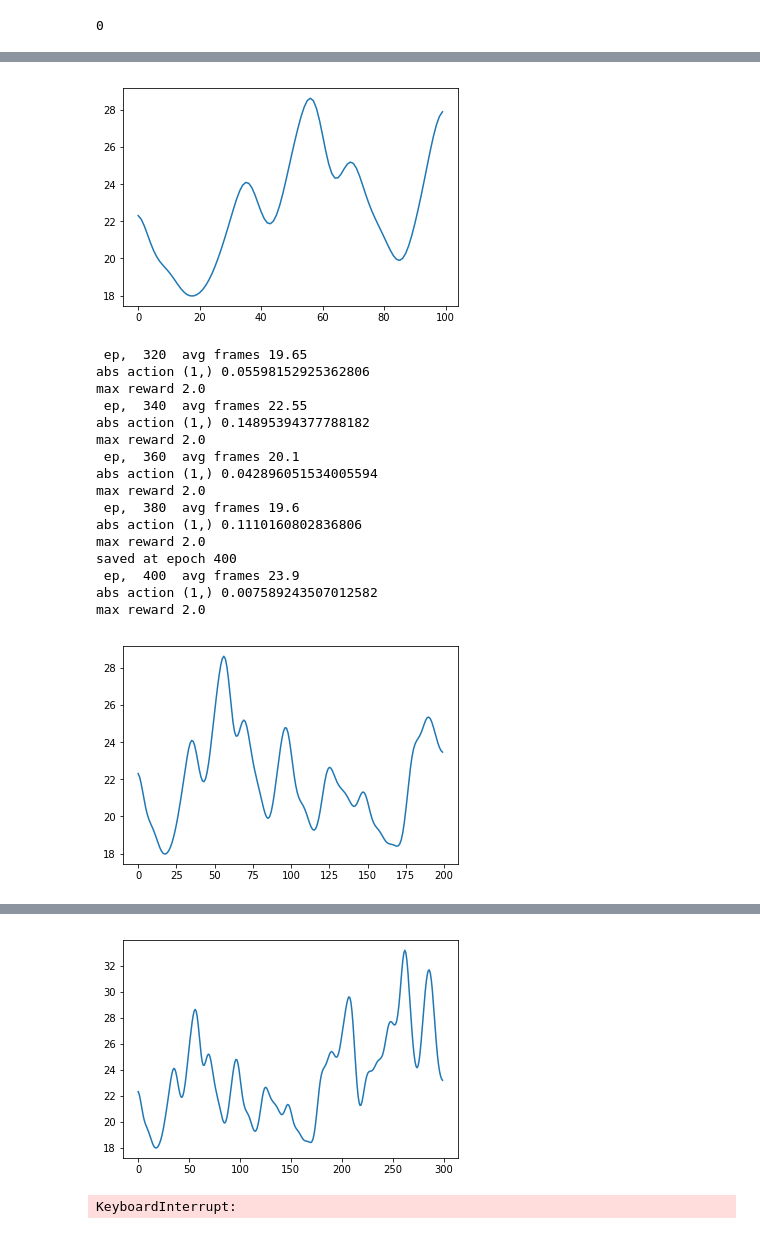
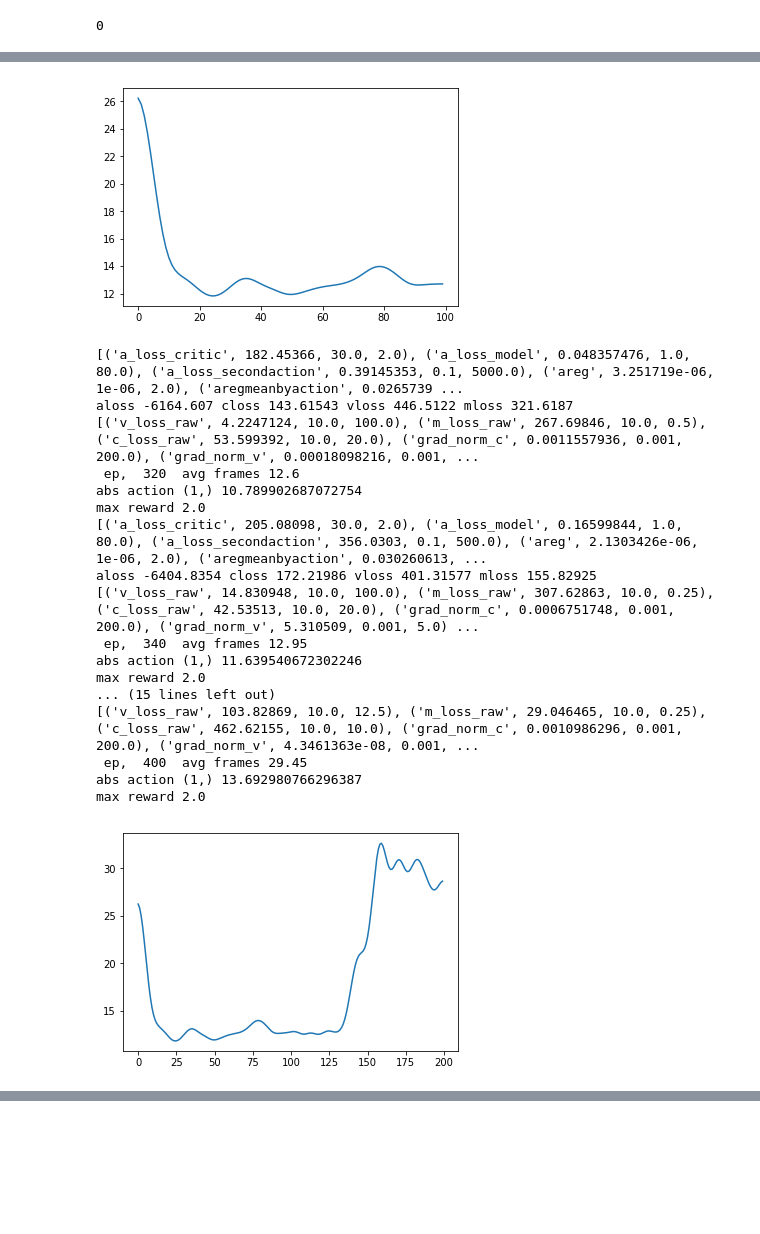
Before and after one commit to leedtan/OpenAIEnvironmentLearners, a Jupyter notebook: optimize_variance.ipynb, the cells around one changed output, grey strips where cells are left out. Saved outputs shown, nothing was run; the diff lists cells and outputs as text; code cells hidden in the pictures; blank space fills up the shorter version.

```diff
--- a/optimize_variance.ipynb
+++ b/optimize_variance.ipynb
@@ -10,7 +10,6 @@ import matplotlib.pyplot as plt
 from scipy.ndimage.filters import gaussian_filter1d
 GAMMA = .97
 from functools import partial
-NUM_HISTORY = N_HISTORY = 6
 try:
     env.close()
 except:
@@ -19,18 +18,18 @@ if 1:
     envname = "RoboschoolInvertedPendulum-v1"
     SIZE_MULT = 1
     REWARD_MULT = 1
-    RANDOM_STYLE_COMPLEX = 0
     N_LAYERS = 10
     N_DROP = 5
     NUM_DROP_PARALLEL = 5
+    NUM_HISTORY = N_HISTORY = 3
 else:
     envname = "RoboschoolHumanoidFlagrun-v1"
     SIZE_MULT = 8
     REWARD_MULT = 4
-    RANDOM_STYLE_COMPLEX = 1
     N_LAYERS = 20
     N_DROP = 6
     NUM_DROP_PARALLEL = 6
+    NUM_HISTORY = N_HISTORY = 6
 INIT_LEN = 200
 N_PRETRAIN = 1
 NUM_KEEP = 300
@@ -113,9 +112,9 @@ class MLP:
         for size in lshapes:
             h.append(tf.nn.leaky_relu(h[-1] + tf.layers.dense(
                 h2, size, name=name_fcn(), reuse = self.reuse)))
-            h2 = tf.concat((x, h[-1]), -1)
+            h2 = h[-1]#tf.concat((x, h[-1]), -1)
         if lshapes_drop is None:
-            hout = tf.concat((h[len(h)//2:]), -1)
+            hout = tf.concat((h[-1:]), -1)
             output = tf.layers.dense(
                 hout, output_units, name=name_fcn(), reuse = self.reuse)
             if output_units == 1 and squeeze:
@@ -126,7 +125,7 @@ class MLP:
                 self.output = self.output + residual
         else:
             drop_outs = []
-            x_drop = tf.concat((h[len(h)//2:]), -1)
+            x_drop = tf.concat((h[-1:]), -1)
             name_fcn = self.get_name_drop
             self.lidx_drop = 0
             for drop_idx, drop_try in enumerate(range(NUM_DROP_PARALLEL)):
@@ -198,10 +197,10 @@ def get_grad_norm(optimizer, loss, optname):
 
 class PolicyLearner(object):
     def __init__(self, ob_space, ac_space, take_weights_here=None,
-                 lshapes = [64 * SIZE_MULT] * N_LAYERS, config = None,
-                 lshapes_small = [32 * SIZE_MULT] * (N_LAYERS//2),
-                 lshapes_smaller = [32 * SIZE_MULT] * (N_LAYERS//2),
-                 lshapes_drop = [32 * SIZE_MULT] * N_DROP,
+                 lshapes = [32 * SIZE_MULT] * N_LAYERS, config = None,
+                 lshapes_small = [16 * SIZE_MULT] * (N_LAYERS//2),
+                 lshapes_smaller = [16 * SIZE_MULT] * (N_LAYERS//2),
+                 lshapes_drop = [16 * SIZE_MULT] * N_DROP,
                 reuse = False):
         self.sess = tf.InteractiveSession(config=config)
         self.obs_raw = tf.placeholder(tf.float32, (None, None, NUM_HISTORY, N_STATE))
@@ -339,15 +338,15 @@ class PolicyLearner(object):
         self.aregmeanbyaction = tf.reduce_mean(
             tf.square(self.actionmean)) * .01
         self.a_mse = tf.reduce_mean(tf.square(
-            self.actions + self.future_actions/1000) * self.maskexpanded) * 1e-2 + tf.reduce_mean(
-            tf.square(self.actor.raw_output + self.future_actor.raw_output/1000) * self.maskexpanded) * 3e1
+            self.actions + self.future_actions/1000) * self.maskexpanded) * 1e-4 + tf.reduce_mean(
+            tf.square(self.actor.raw_output + self.future_actor.raw_output/1000) * self.maskexpanded) * 1e-2
 
         self.frac_not_masked = tf.reduce_mean(self.mask)
 
         self.a_loss_critic = -tf.reduce_mean(
             self.advantage_estimator.output_mean * self.mask)/self.frac_not_masked * 2000
         self.a_loss_model = -tf.reduce_mean(
-            self.future_value.output * self.mask)/self.frac_not_masked * .1
+            self.future_value.output * self.mask)/self.frac_not_masked * 1.
         self.a_loss_secondaction = -tf.reduce_mean(
             self.future_advantage_estimator.output_mean * self.mask)/self.frac_not_masked * .1
 
@@ -381,7 +380,7 @@ class PolicyLearner(object):
         self.critic_loss_mults = []
         self.critic_loss_grads = []
         self.actor_loss_grads = []
-        self.actor_loss_targets = np.array([30., 1., .1,1e-6, .1, .1, .1,
+        self.actor_loss_targets = np.array([30., 1., .1,1e-6, .1, .01, .01,
                                            10., 1., 1e-6, .01])
         self.actor_loss_names = ['a_loss_critic', 'a_loss_model', 'a_loss_secondaction',
                     'areg', 'aregmeanbyaction', 'actstdpenalty', 'a_mse',
@@ -680,6 +679,8 @@ trained = 0
 # %%
 # for _ in range(1):
 #     feed_dict = train(actor = True, value = True, n_steps = 100)
+# %%
+exploit = 0
 # %%
 trained
 # %% [output]
@@ -735,9 +736,14 @@ for ep in range(ep, 10000000):
         prob_random = 2
     while 1:
         step_num += 1
-        a = pi.act(obs_mat.flatten(), exploit = exploit)
-        if not exploit or np.random.rand() < 0.01:
-            a = np.random.randn(*a.shape)/10
+        if ep < INIT_LEN:
+            a = np.random.rand(N_ACT)
+        else:
+            a = pi.act(obs_mat.flatten(), exploit = exploit)
+            if np.random.rand() < 0.01:
+                a = np.random.randn(*a.shape)/10
+            if not exploit and np.random.rand() < .1:
+                a = np.random.randn(*a.shape)
         an = np.concatenate((an, a[None,:]), 0)
         snraw = np.concatenate((snraw, obsraw[None,:]), 0)
         last_obs = obs
@@ -857,18 +861,19 @@ max reward 2.0
-[figure, old version]
+[figure, new version]
- ep,  320  avg frames 19.65
-abs action (1,) 0.05598152925362806
+[('a_loss_critic', 182.45366, 30.0, 2.0), ('a_loss_model', 0.048357476, 1.0, 80.0), ('a_loss_secondaction', 0.39145353, 0.1, 5000.0), ('areg', 3.251719e-06, 1e-06, 2.0), ('aregmeanbyaction', 0.0265739 ...
+aloss -6164.607 closs 143.61543 vloss 446.5122 mloss 321.6187
+[('v_loss_raw', 4.2247124, 10.0, 100.0), ('m_loss_raw', 267.69846, 10.0, 0.5), ('c_loss_raw', 53.599392, 10.0, 20.0), ('grad_norm_c', 0.0011557936, 0.001, 200.0), ('grad_norm_v', 0.00018098216, 0.001, ...
+ ep,  320  avg frames 12.6
+abs action (1,) 10.789902687072754
 max reward 2.0
- ep,  340  avg frames 22.55
-abs action (1,) 0.14895394377788182
+[('a_loss_critic', 205.08098, 30.0, 2.0), ('a_loss_model', 0.16599844, 1.0, 80.0), ('a_loss_secondaction', 356.0303, 0.1, 500.0), ('areg', 2.1303426e-06, 1e-06, 2.0), ('aregmeanbyaction', 0.030260613, ...
+aloss -6404.8354 closs 172.21986 vloss 401.31577 mloss 155.82925
+[('v_loss_raw', 14.830948, 10.0, 100.0), ('m_loss_raw', 307.62863, 10.0, 0.25), ('c_loss_raw', 42.53513, 10.0, 20.0), ('grad_norm_c', 0.0006751748, 0.001, 200.0), ('grad_norm_v', 5.310509, 0.001, 5.0) ...
+ ep,  340  avg frames 12.95
+abs action (1,) 11.639540672302246
 max reward 2.0
- ep,  360  avg frames 20.1
-abs action (1,) 0.042896051534005594
+... (15 lines left out)
+[('v_loss_raw', 103.82869, 10.0, 12.5), ('m_loss_raw', 29.046465, 10.0, 0.25), ('c_loss_raw', 462.62155, 10.0, 10.0), ('grad_norm_c', 0.0010986296, 0.001, 200.0), ('grad_norm_v', 4.3461363e-08, 0.001, ...
+ ep,  400  avg frames 29.45
+abs action (1,) 13.692980766296387
 max reward 2.0
- ep,  380  avg frames 19.6
-abs action (1,) 0.1110160802836806
-max reward 2.0
-saved at epoch 400
- ep,  400  avg frames 23.9
-abs action (1,) 0.007589243507012582
-max reward 2.0
-[figure, old version]
+[figure, new version]
@@ -892,5 +897,3 @@ max reward 2.0
-[figure, removed]
-KeyboardInterrupt:
 # %%
 
         self.v_loss_raw = tf.reduce_mean(tf.square(
```
Also changed, not shown: parts of 1 cell of this notebook.
